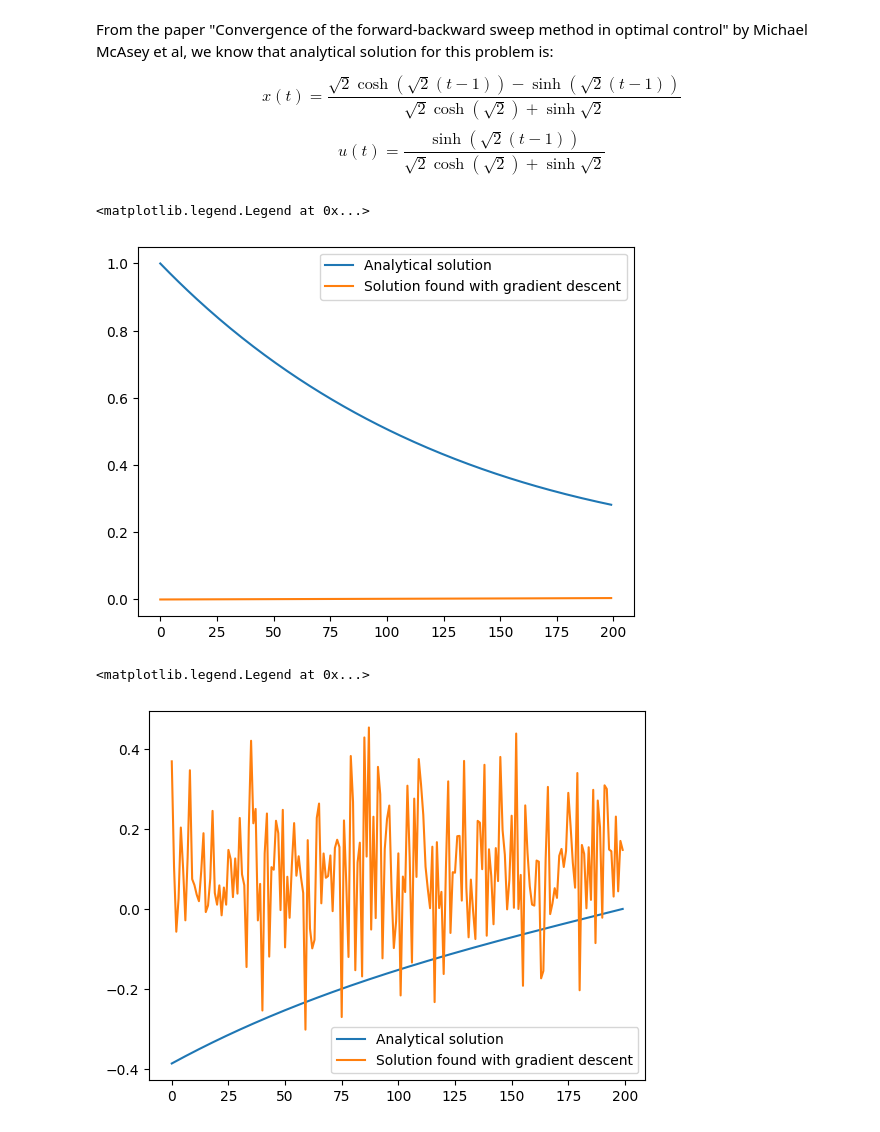
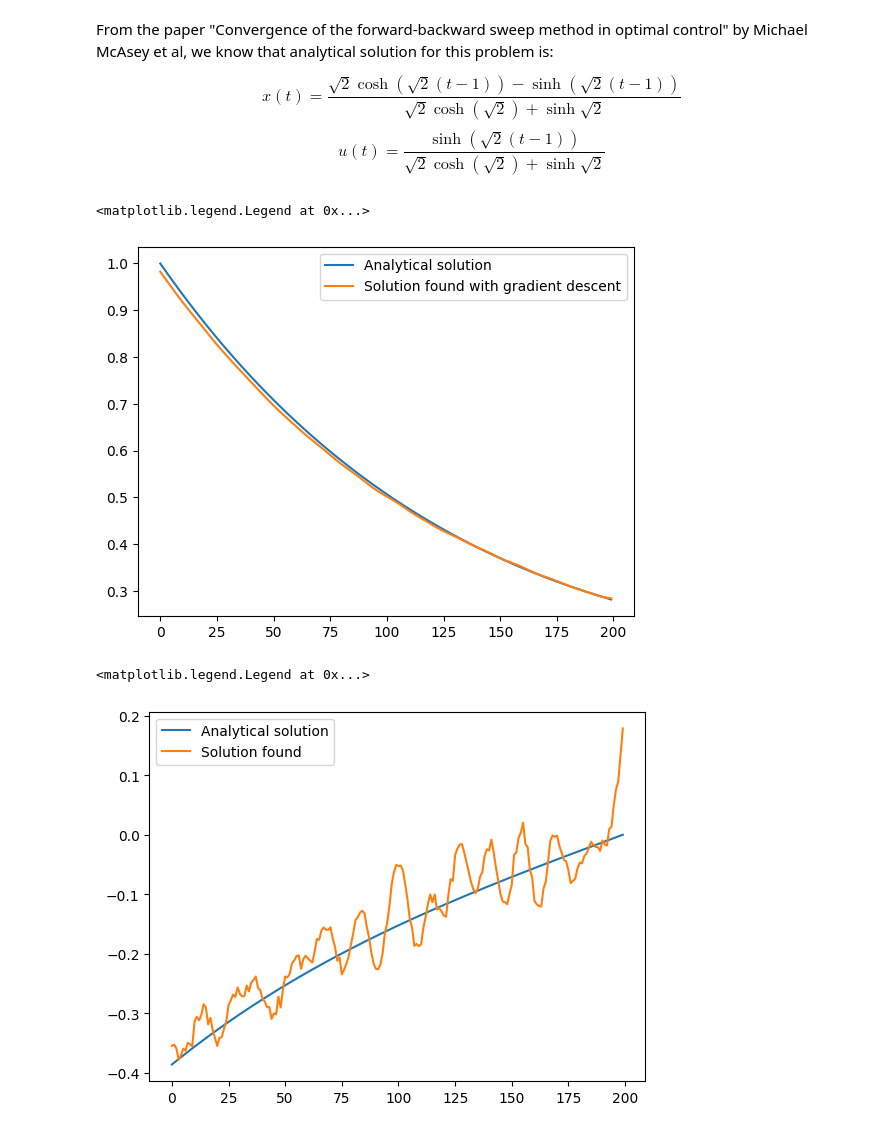
Before and after one commit to kankeinai/Thesis, a Jupyter notebook: playground.ipynb, the cells around one changed output. Saved outputs shown, nothing was run; the diff lists cells and outputs as text; code cells hidden in the pictures.

```diff
--- a/playground.ipynb
+++ b/playground.ipynb
@@ -313,10 +300,3 @@ $$\text{s.t.} \ \frac{dx}{dt} = x - u$$
 $$ x(0) = 1$$
 
 So, we should find such control function $u$ that this integral is minimized
-# %%
-def objective_function(args):
-
-    dx_dt = torch.autograd.grad(args['x'], args['t'], grad_outputs=torch.ones_like(args['x']), create_graph=True)[0]
-    J = ((args['x']**2 + args['u']**2) * torch.ones_like(args['t'])).sum() * (args['t'][1] - args['t'][0])/2  + torch.mean((torch.ones_like(args['x']) - args['x'])**2) + torch.mean((dx_dt + args['x'] - args['u'])**2)
-
-    return J
@@ -323,24 +326,34 @@ def objective_function(args):
 # %%
-def gradient_descent(alpha, m, num_epochs, model, objective_function):
+def gradient_descent(n, alpha, m, num_epochs, model, objective_function):
 
-    u = torch.zeros(m, device= device).unsqueeze(0)
+    u = torch.randn(n, m, device=device)  # Multiple control functions
     t = torch.linspace(0, end_time, m, device= device).unsqueeze(1)
 
     u.requires_grad_(True)
     t.requires_grad_(True)
 
+    optimizer = torch.optim.Adam([u], lr=alpha)
+
     for epoch in range(num_epochs):
 
+
+        optimizer.zero_grad()
         x = model(u, t)
         args = {'x': x, 'u': u, 't': t}
-        J = objective_function(args)
-        dJ_du = torch.autograd.grad(J, u, create_graph=True)[0]
-        u = u - alpha*dJ_du
-        print(f'Epoch [{epoch+1}/{num_epochs}], Loss: {J.item():.4f}, time: {datetime.now().time()}')
+        loss = objective_function(n, args)
+        loss.backward()
+        optimizer.step()
 
-    return u.cpu() , x.cpu() , J.cpu()
+
+        if (epoch+1) % 100 == 0:
+
+            print(f'Epoch [{epoch+1}/{num_epochs}], Loss: {loss.item():.4f}, time: {datetime.now().time()}')
+
+    return torch.mean(u, axis=0)
 # %%
-num_epochs = 100
-alpha = 0.0001
-u, x, J = gradient_descent(alpha, m, num_epochs, model, objective_function)
+num_epochs = 10000
+alpha = 0.001
+n = 16
+
+u = gradient_descent(n, alpha, m, num_epochs, model, objective_function)
 # %% [output]
@@ -370,16 +393,19 @@ def analytical_u(t):
 
 t = torch.linspace(0, end_time, m).unsqueeze(1)
 plt.plot(analytical_x(t), label="Analytical solution")
-plt.plot(x.detach().numpy().T, label="Solution found with gradient descent")
+t = torch.linspace(0, end_time, m, device=device)
+
+x = model(u.unsqueeze(0),t.unsqueeze(1)).cpu().detach().numpy().T
+plt.plot(x, label="Solution found with gradient descent")
 plt.legend()
 # %% [output]
 <matplotlib.legend.Legend at 0x...>
-[figure, old version]
+[figure, new version]
 # %%
 t = torch.linspace(0, end_time, m).unsqueeze(1)
 plt.plot(analytical_u(t), label="Analytical solution")
-plt.plot(u.detach().numpy().T, label="Solution found with gradient descent")
+plt.plot(u.cpu().detach().numpy().T, label="Solution found")
 plt.legend()
 # %% [output]
 <matplotlib.legend.Legend at 0x...>
-[figure, old version]
+[figure, new version]
```
Also changed, not shown: parts of 4 cells of this notebook.
